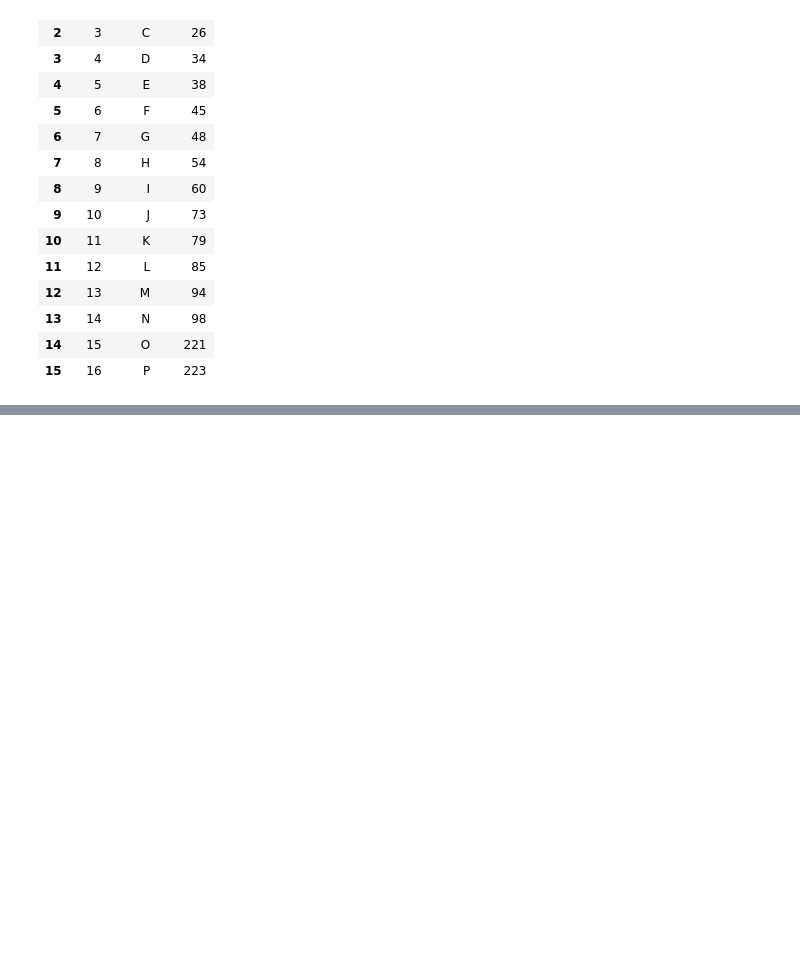
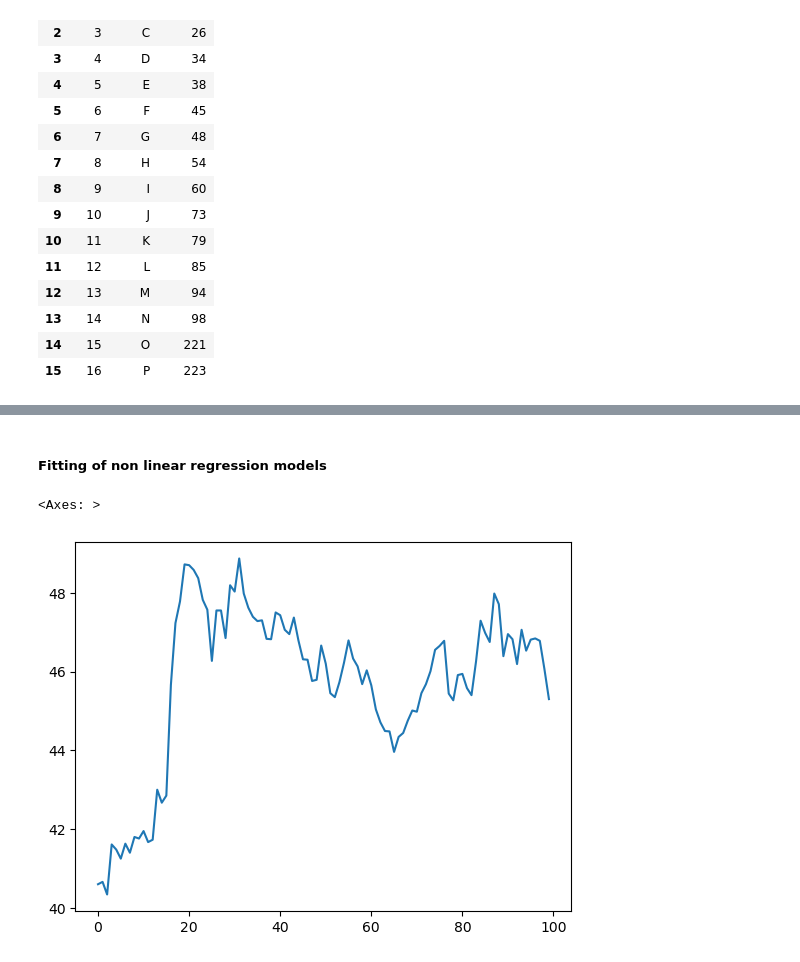
Before and after one commit to s0ul141/SB47, a Jupyter notebook: REG_DA5.ipynb, the cells around one changed output, grey strips where cells are left out. Drawn from its saved outputs; the diff is of its cells as text; code cells hidden in the pictures; blank space fills up the shorter version.

```diff
--- a/REG_DA5.ipynb
+++ b/REG_DA5.ipynb
@@ -28,0 +259,3 @@ data
+# %%
+sample = data[:100]
+print(sample)
@@ -28,0 +277,2 @@ data
+# %% [markdown]
+##### Fitting of non linear regression models
@@ -28,0 +281,5 @@ data
+# %%
+sample['Open'].plot()
+# %% [output]
+<Axes: >
+[figure, added]
```
Also changed, not shown: parts of 28 cells of this notebook.
